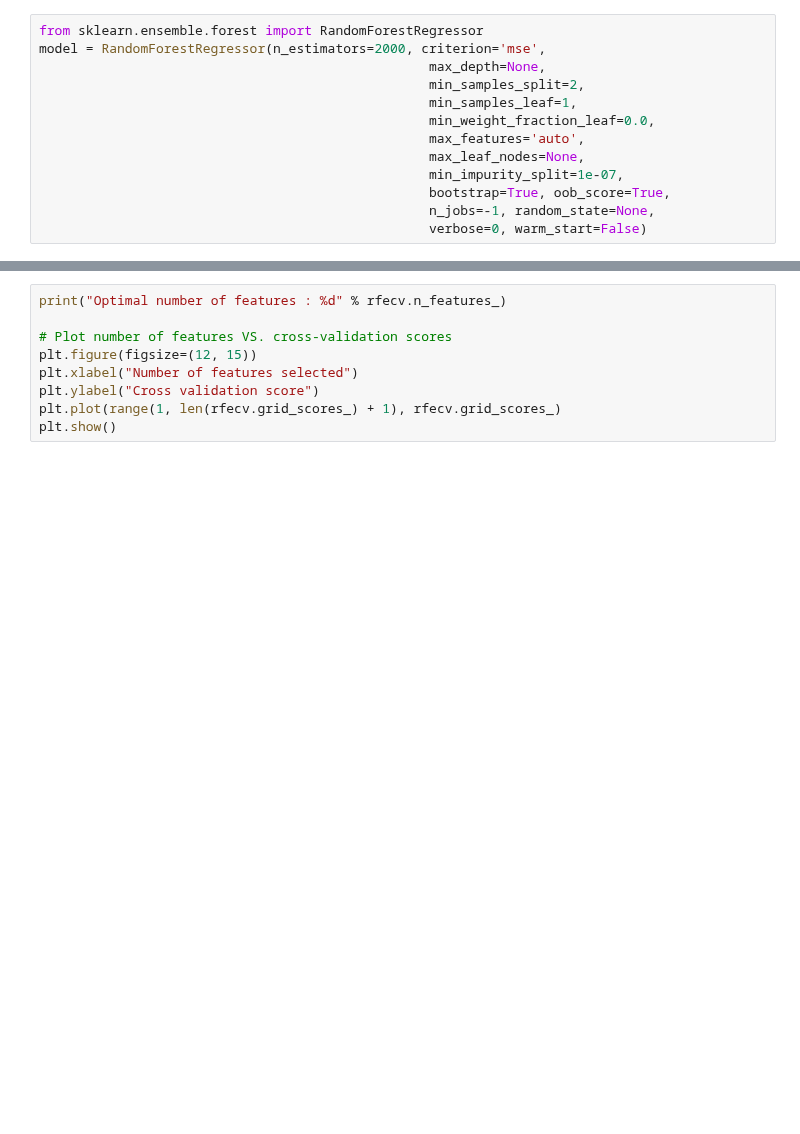
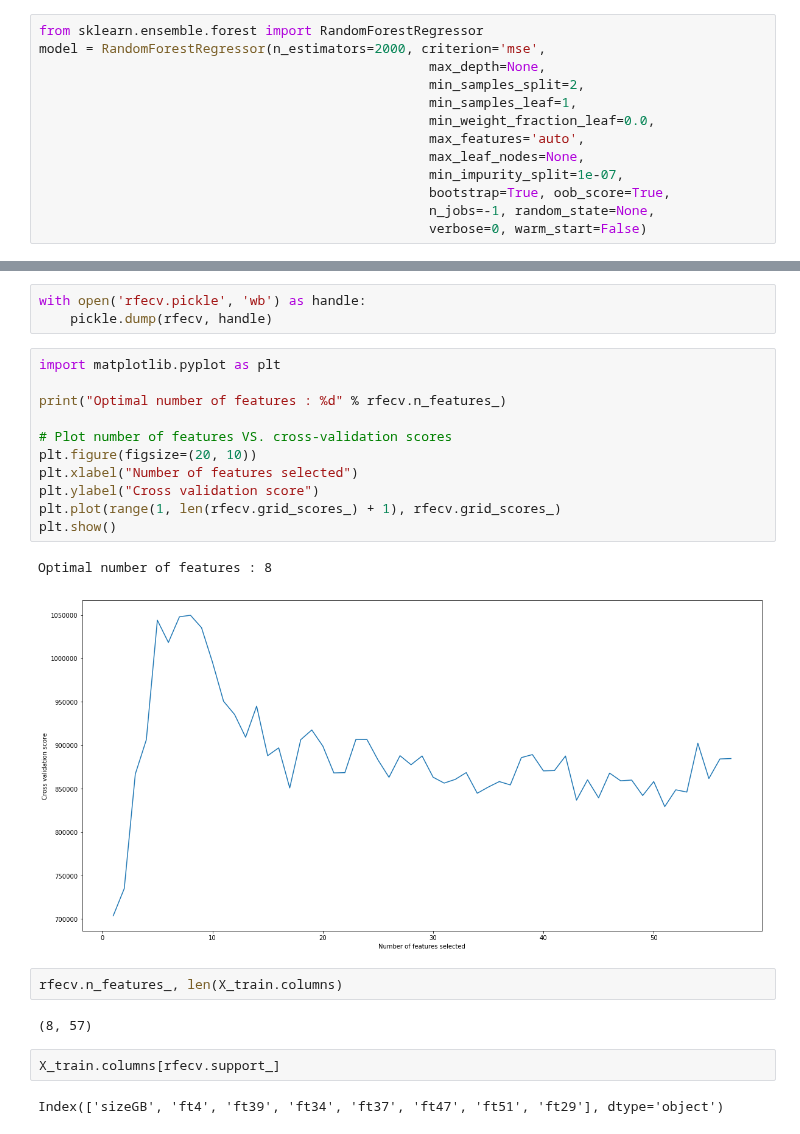
Before and after one commit to words-sdsc/IPPD, a Jupyter notebook: workbench/Recursive Feature Selection 4C4 RF.ipynb, the cells around one changed output, grey strips where cells are left out. Drawn from its saved outputs; the diff is of its cells as text; blank space fills up the shorter version.

Commit message:
RFECV with Random Forest

```diff
--- a/workbench/Recursive Feature Selection 4C4 RF.ipynb
+++ b/workbench/Recursive Feature Selection 4C4 RF.ipynb
@@ -60,12 +70,28 @@ rfecv.fit(X_train, y_train)
+# %%
+with open('rfecv.pickle', 'wb') as handle:
+    pickle.dump(rfecv, handle)
 # %%
+import matplotlib.pyplot as plt
+
 print("Optimal number of features : %d" % rfecv.n_features_)
 
 # Plot number of features VS. cross-validation scores
-plt.figure(figsize=(12, 15))
+plt.figure(figsize=(20, 10))
 plt.xlabel("Number of features selected")
 plt.ylabel("Cross validation score")
 plt.plot(range(1, len(rfecv.grid_scores_) + 1), rfecv.grid_scores_)
 plt.show()
+# %% [output]
+Optimal number of features : 8
+[figure, added]
+# %%
+rfecv.n_features_, len(X_train.columns)
+# %% [output]
+(8, 57)
+# %%
+X_train.columns[rfecv.support_]
+# %% [output]
+Index(['sizeGB', 'ft4', 'ft39', 'ft34', 'ft37', 'ft47', 'ft51', 'ft29'], dtype='object')
 # %%
 if('y_test_A' in data):
     print('A: %d' % len(data['y_test_A']))
```
Also changed, not shown: parts of 5 cells of this notebook.
